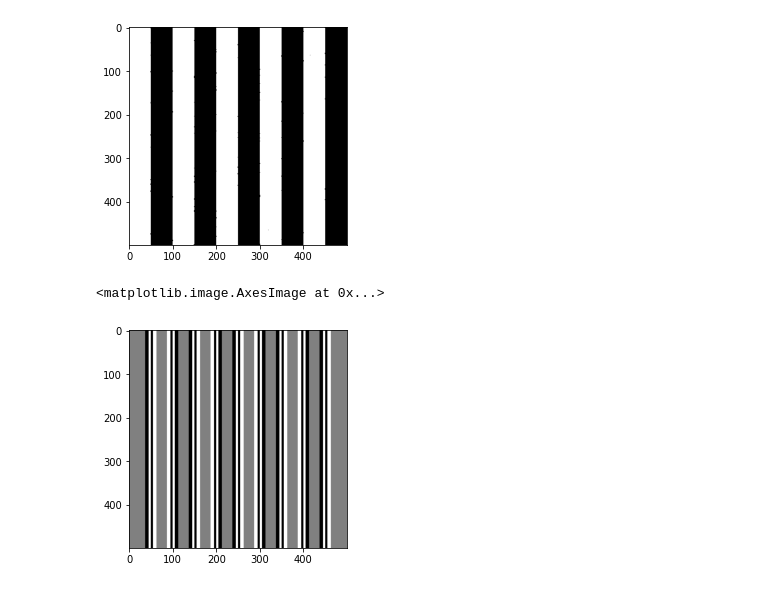
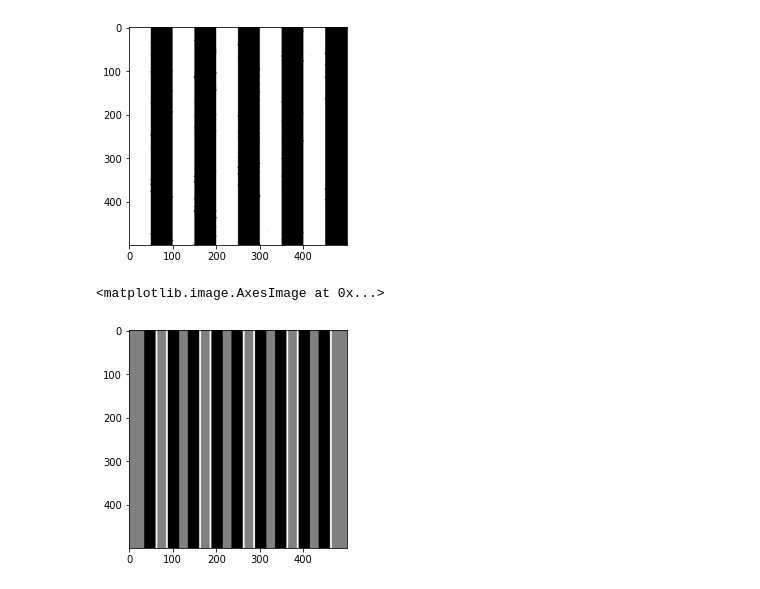
Before and after one commit to GreyImediary/image_processing_labs, a Jupyter notebook: lab4/lab_4.ipynb, the cells around one changed output. Drawn from its saved outputs; the diff is of its cells as text; code cells hidden in the pictures.

```diff
--- a/lab4/lab_4.ipynb
+++ b/lab4/lab_4.ipynb
@@ -80,8 +80,8 @@ plt.imshow(medianImage, cmap='gray')
 # %%
 #Лапласиан
 lapImage = np.array(lineImage.copy(), dtype=np.uint8)
-lapImage = cv2.Laplacian(lapImage, cv2.CV_16S, ksize=13)
+lapImage = cv2.Laplacian(lapImage, cv2.CV_16S, ksize=17)
 plt.imshow(lapImage, cmap='gray')
 # %% [output]
 <matplotlib.image.AxesImage at 0x...>
-[figure, old version]
+[figure, new version]
```
Also changed, not shown: 5 other files.
